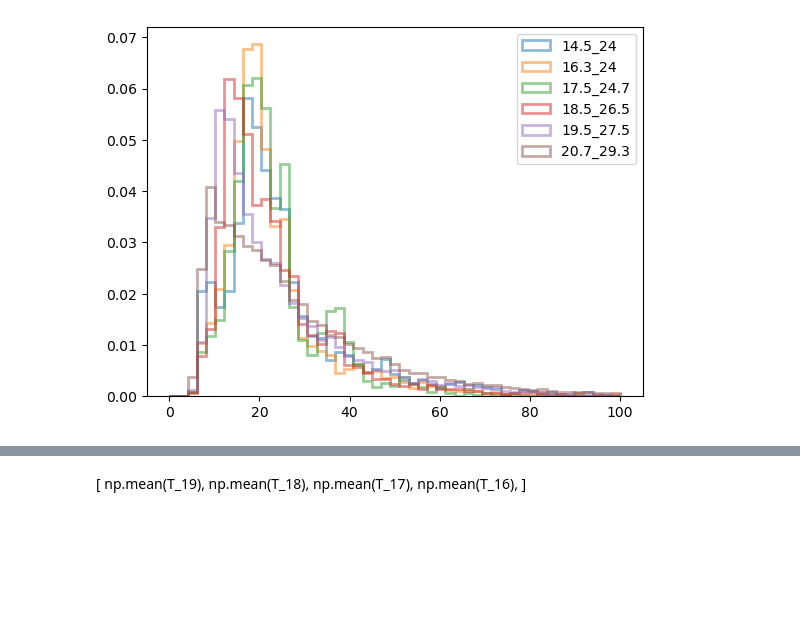
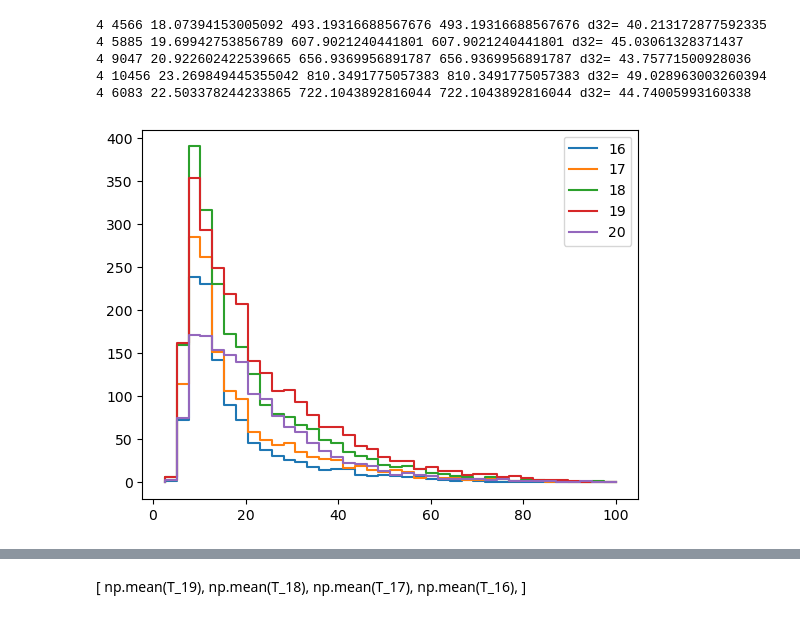
Before and after one commit to vas0x59/droplets_physlab, a Jupyter notebook: microscope_proc/notebook.ipynb, the cells around one changed output, grey strips where cells are left out. Drawn from its saved outputs; the diff is of its cells as text; code cells hidden in the pictures; blank space fills up the shorter version.

```diff
--- a/microscope_proc/notebook.ipynb
+++ b/microscope_proc/notebook.ipynb
@@ -30,9 +35,20 @@ import glob
 # %%
 density = True
 
-for path in sorted(glob.glob("/Users/vasily/Downloads/Telegram Desktop/68 2" + "/*")):
+for path in sorted(glob.glob("/Users/vasily/Downloads/Telegram Desktop/68" + "/*")):
     T = np.load(path + "/Rs.npy")
-    plt.hist(T, bins=np.linspace(0,100, 50), density=density, alpha=0.5, label=path.split("/")[-1], histtype=u'step', linewidth=2)
+    # plt.hist(T, bins=np.linspace(0,100, 50), density=density, alpha=0.5, label=path.split("/")[-1], histtype=u'step', linewidth=2)
+    Ds = np.linspace(0,100, 40)
+    N = len(list_experiments(path))
+    print(N, len(T), np.mean(np.power(T, 1)), np.mean(np.power(T, 2)), np.mean(np.power(T, 2)),"d32=", np.mean(np.power(T, 3))/np.mean(np.power(T, 2)))
+    nds = np.histogram(T, Ds)[0] / N
+    # print()
+    plt.step(Ds[1:], nds, label=path.split("/")[-1])
     plt.legend()
 # %% [output]
+4 4566 18.07394153005092 493.19316688567676 493.19316688567676 d32= 40.213172877592335
+4 5885 19.69942753856789 607.9021240441801 607.9021240441801 d32= 45.03061328371437
+4 9047 20.922602422539665 656.9369956891787 656.9369956891787 d32= 43.75771500928036
+4 10456 23.269849445355042 810.3491775057383 810.3491775057383 d32= 49.028963003260394
+4 6083 22.503378244233865 722.1043892816044 722.1043892816044 d32= 44.74005993160338
-[figure, old version]
+[figure, new version]
```
Also changed, not shown: parts of 5 cells of this notebook.
